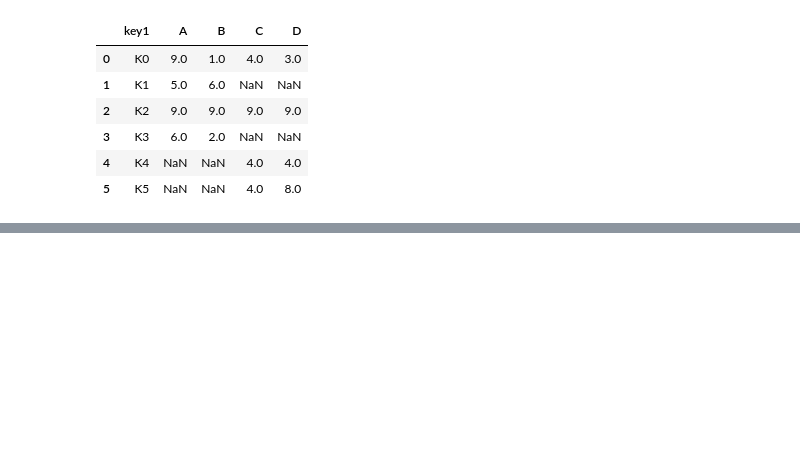
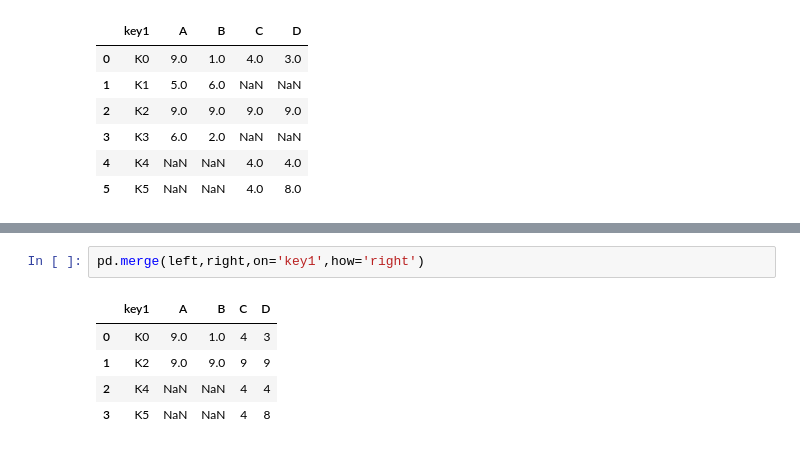
Before and after one commit to sahriyar70/Ai-ML, a Jupyter notebook: pandas/pandas_inro.ipynb, the cells around one changed output, grey strips where cells are left out. Drawn from its saved outputs; the diff is of its cells as text; blank space fills up the shorter version.

```diff
--- a/pandas/pandas_inro.ipynb
+++ b/pandas/pandas_inro.ipynb
@@ -270,0 +279,8 @@ pd.merge(left,right, on='key1', how='outer')
+# %%
+pd.merge(left,right,on='key1',how='right')
+# %% [output]
+|  | key1 | A | B | C | D |
+| 0 | K0 | 9.0 | 1.0 | 4 | 3 |
+| 1 | K2 | 9.0 | 9.0 | 9 | 9 |
+| 2 | K4 | NaN | NaN | 4 | 4 |
+| 3 | K5 | NaN | NaN | 4 | 8 |
```
Also changed, not shown: parts of 1 cell of this notebook.
